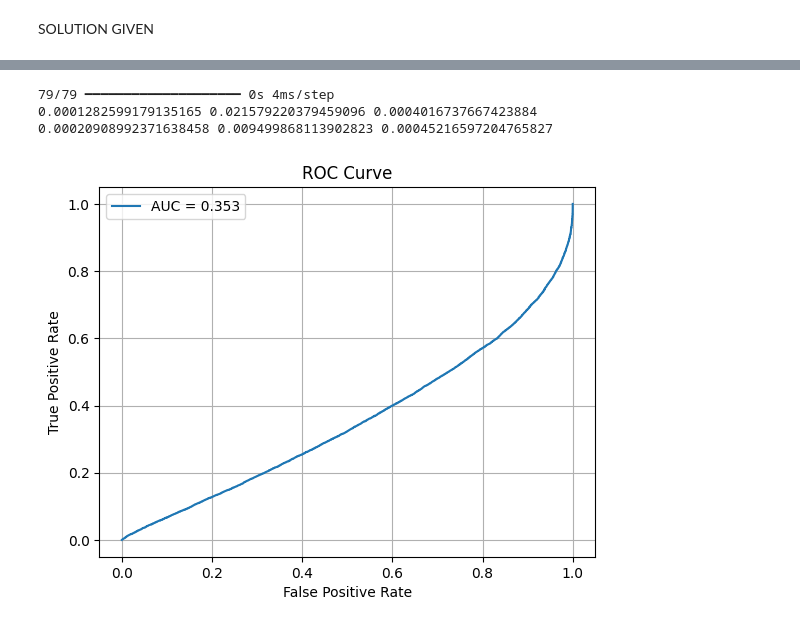
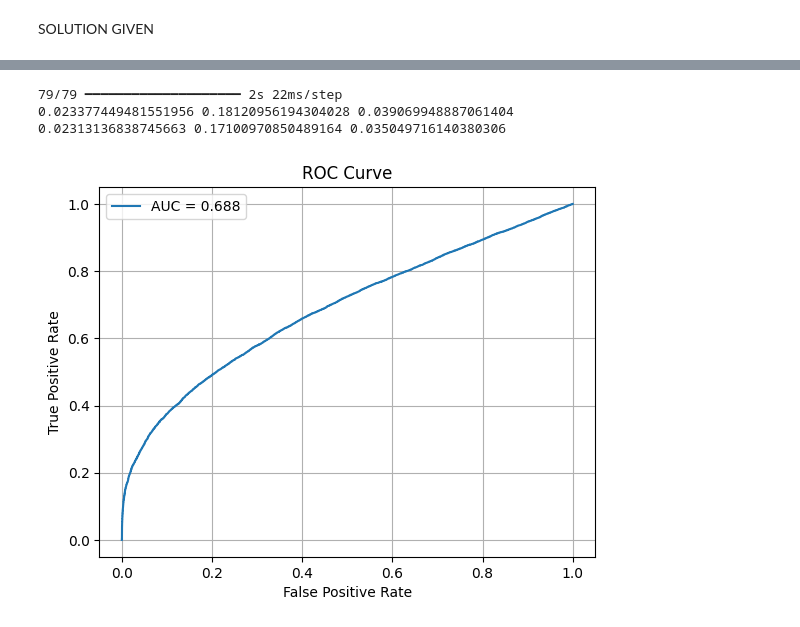
Before and after one commit to hanggao811/AnomalyDetectionLIGO, a Jupyter notebook: AE_simplest.ipynb, the cells around one changed output, grey strips where cells are left out. Drawn from its saved outputs; the diff is of its cells as text; code cells hidden in the pictures.

Commit message:
Used STFT

```diff
--- a/AE_simplest.ipynb
+++ b/AE_simplest.ipynb
@@ -145,21 +246,3 @@ class Autoencoder:
 
     def predict(self, X):
         return self.model_.predict(X, batch_size=self.batch_size)
-# %%
-param_set = [
-    {'batch_size': 256, 'dropout': 0.1, 'epochs': 50, 'f1': 61, 'f2': 22, 'f5': 2, 'k1': 9,  'k2': 15, 'k3': 24, 'k4': 4,  'k5': 6,  'lr': 0.001, 's1': 1, 's2': 2}, #0.776,0.403,0.443
-    {'batch_size': 256, 'dropout': 0.1, 'epochs': 50, 'f1': 52, 'f2': 29, 'f5': 2, 'k1': 16, 'k2': 6,  'k3': 8,  'k4': 25, 'k5': 4,  'lr': 0.001, 's1': 1, 's2': 2}, #0.631,0.394,0.348
-    {'batch_size': 256, 'dropout': 0.1, 'epochs': 50, 'f1': 36, 'f2': 29, 'f5': 2, 'k1': 7,  'k2': 14, 'k3': 15, 'k4': 7,  'k5': 3,  'lr': 0.001, 's1': 1, 's2': 2}, #0.675,0.481,0.356
-    {'batch_size': 256, 'dropout': 0.1, 'epochs': 50, 'f1': 60, 'f2': 21, 'f5': 2, 'k1': 10, 'k2': 34, 'k3': 26, 'k4': 3,  'k5': 8,  'lr': 0.001, 's1': 1, 's2': 1}, #0.775,0.408,0.401
-    {'batch_size': 256, 'dropout': 0.1, 'epochs': 50, 'f1': 38, 'f2': 28, 'f5': 2, 'k1': 22, 'k2': 21, 'k3': 27, 'k4': 31, 'k5': 8,  'lr': 0.001, 's1': 1, 's2': 2}, #0.772,0.632,0.325
-    {'batch_size': 256, 'dropout': 0.1, 'epochs': 50, 'f1': 40, 'f2': 14, 'f5': 2, 'k1': 4,  'k2': 8,  'k3': 20, 'k4': 29, 'k5': 8,  'lr': 0.001, 's1': 1, 's2': 1}, #0.800,0.395,0.323
-    {'batch_size': 256, 'dropout': 0.1, 'epochs': 50, 'f1': 62, 'f2': 16, 'f5': 2, 'k1': 4,  'k2': 14, 'k3': 37, 'k4': 34, 'k5': 5,  'lr': 0.001, 's1': 1, 's2': 2}, #0.832,0.444,0.414
-    {'batch_size': 256, 'dropout': 0.1, 'epochs': 50, 'f1': 32, 'f2': 16, 'f5': 2, 'k1': 21, 'k2': 21, 'k3': 21, 'k4': 21, 'k5': 21, 'lr': 0.001, 's1': 2, 's2': 2}, #0.823,0.438,0.409
-    {'batch_size': 256, 'dropout': 0.1, 'epochs': 50, 'f1': 32, 'f2': 16, 'f5': 2, 'k1': 7,  'k2': 7,  'k3': 7,  'k4': 7,  'k5': 7,  'lr': 0.001, 's1': 2, 's2': 2}, #0.822,0.500,0.385
-    {'batch_size': 256, 'dropout': 0.1, 'epochs': 50, 'f1': 32, 'f2': 16, 'f5': 2, 'k1': 4,  'k2': 14, 'k3': 37, 'k4': 34, 'k5': 5,  'lr': 0.001, 's1': 1, 's2': 2}, #follow the above filter but not kernel 0.807 0.485 0.339
-    {'batch_size': 256, 'dropout': 0.1, 'epochs': 50, 'f1': 62, 'f2': 16, 'f5': 2, 'k1': 7,  'k2': 7,  'k3': 7,  'k4': 7,  'k5': 7,  'lr': 0.001, 's1': 1, 's2': 2}  #follow the above kernel but not filter 0.658 0.353 0.410
-]
-params = param_set[10]
-AE = Autoencoder(input_shape=(200, 2), **params)
-AE.build_model()
-AE.model_.fit(background_train,background_train,epochs=AE.epochs,batch_size=AE.batch_size,validation_split=0.2,verbose=1,callbacks=[EarlyStopping(monitor='val_loss', patience=5, restore_best_weights=True)])
@@ -184,0 +249,13 @@ Epoch 26/50
+# %%
+param_set = [
+    {'batch_size': 256, 'dropout': 0.1, 'epochs': 50, 'f1': 32, 'f2': 16, 'f5': 3, 'k1': 16,  'k2': 32, 'k3': 64, 'k4': 128,  'k5': 5,  'lr': 0.001, 's1': 2, 's2': 2}, #0.978,0.984,0.280, before that(no correlation) 0.658,0.413,0.348
+    #same feature but adding one more layer at the beginnning to make it symmetry without correlation #(None, 200, 32) (None, 100, 32) (None, 50, 16) (None, 100, 16) (None, 200, 32) (None, 200, 2)  0.942 0.968 0.346 no correlation gives 0.799 0.404 0.322
+    #its not perfectly symmetric, let me try this
+    {'batch_size': 256, 'dropout': 0.1, 'epochs': 50, 'f1': 3, 'f2': 128, 'f3': 64, 'f4':1, 'k1': 6,  'k2': 32, 'k3': 128, 'k4':256, 'lr': 0.001, 's1': 1, 's2': 2, 's3':2, 's4':2}
+
+
+]
+params = param_set[1]
+AE = Autoencoder(input_shape=(200, 3),stft_shape=bg_train_stft.shape[1:], **params)
+AE.build_model()
+AE.model_.fit(background_train,{"reconstructed_signal":background_train,"predicted_stft":bg_train_stft},epochs=AE.epochs,batch_size=AE.batch_size,validation_split=0.2,verbose=1,callbacks=[EarlyStopping(monitor='val_loss', patience=5, restore_best_weights=True)])
@@ -185,8 +304,8 @@ Epoch 26/50
 # %%
-bbh_pred = AE.predict(bbh_test)
-bg_pred = AE.predict(background_test)
-bbh_mse = np.mean((bbh_pred - bbh_test)**2, axis=(1,2))
-bg_mse = np.mean((bg_pred - background_test)**2, axis=(1,2))
+bbh_pred = AE.predict(bbh_test)['predicted_stft']
+bg_pred = AE.predict(background_test)['predicted_stft']
+bbh_mse = np.mean((bbh_pred - abs(bbh_test_stft))**2, axis=(1,2))
+bg_mse = np.mean((bg_pred - abs(bg_test_stft))**2, axis=(1,2))
 test_result = np.concatenate([bg_mse,bbh_mse])
 true = np.concatenate([np.zeros(bg_pred.shape[0]),np.ones(bbh_pred.shape[0])])
 print(min(bbh_mse),max(bbh_mse),np.mean(bbh_mse))
@@ -210,22 +329,22 @@ plt.show()
 # %%
-sglf_pred = AE.predict(sglf_test)
-sglf_mse = np.mean((sglf_pred - sglf_test)**2, axis=(1,2))
+sglf_pred = AE.predict(sglf_test)['predicted_stft']
+sglf_mse = np.mean((sglf_pred - abs(sglf_test_stft))**2, axis=(1,2))
 test_result = np.concatenate([bg_mse,sglf_mse])
 true = np.concatenate([np.zeros(bg_pred.shape[0]),np.ones(sglf_pred.shape[0])])
 print(min(sglf_mse),max(sglf_mse),np.mean(sglf_mse))
 print(min(bg_mse),max(bg_mse),np.mean(bg_mse))
 
 fpr, tpr, thresholds = roc_curve(true, test_result)
 auc_sglf = roc_auc_score(true, test_result)
 plt.plot(fpr, tpr,label=f'AUC = {auc_sglf:.3f}')
 plt.xlabel("False Positive Rate")
 plt.ylabel("True Positive Rate")
 plt.title("ROC Curve")
 plt.grid(True)
 plt.legend()
 plt.show()
 # %% [output]
-79/79 ━━━━━━━━━━━━━━━━━━━━ 0s 4ms/step
-0.0001282599179135165 0.021579220379459096 0.0004016737667423884
-0.00020908992371638458 0.009499868113902823 0.00045216597204765827
+79/79 ━━━━━━━━━━━━━━━━━━━━ 2s 22ms/step
+0.023377449481551956 0.18120956194304028 0.039069948887061404
+0.02313136838745663 0.17100970850489164 0.035049716140380306
-[figure, old version]
+[figure, new version]
```
Also changed, not shown: parts of 11 cells of this notebook.
